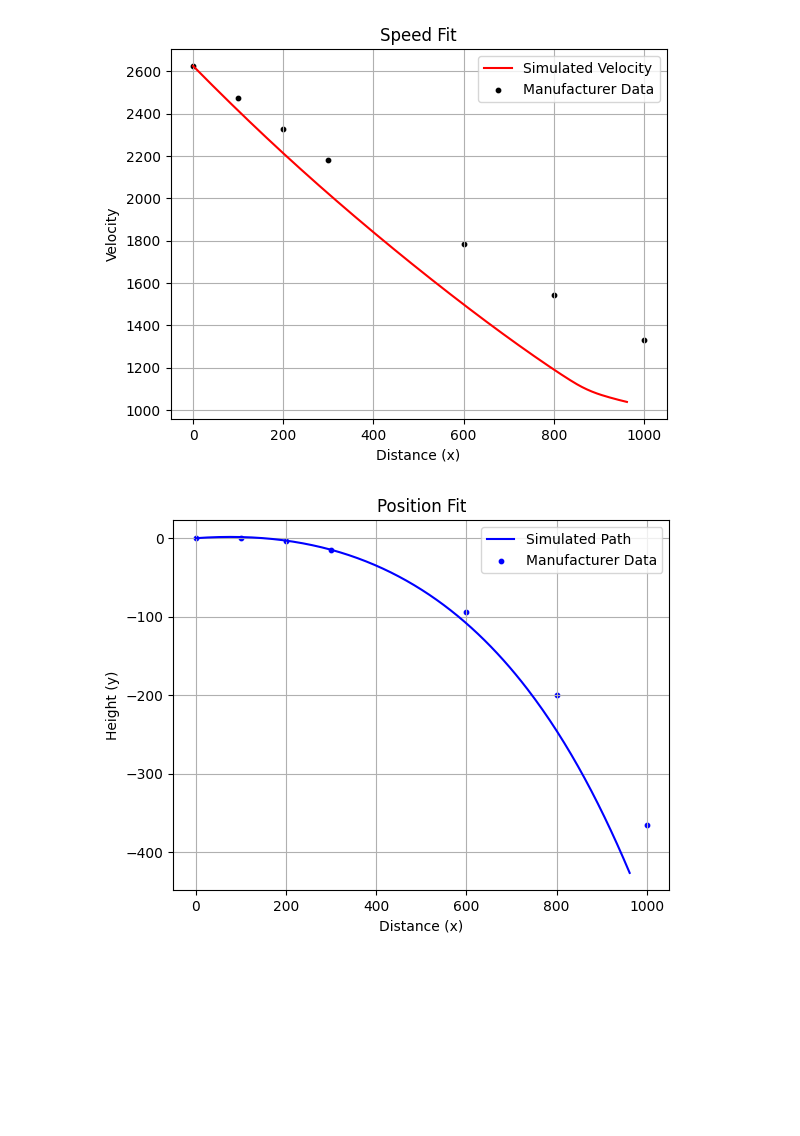
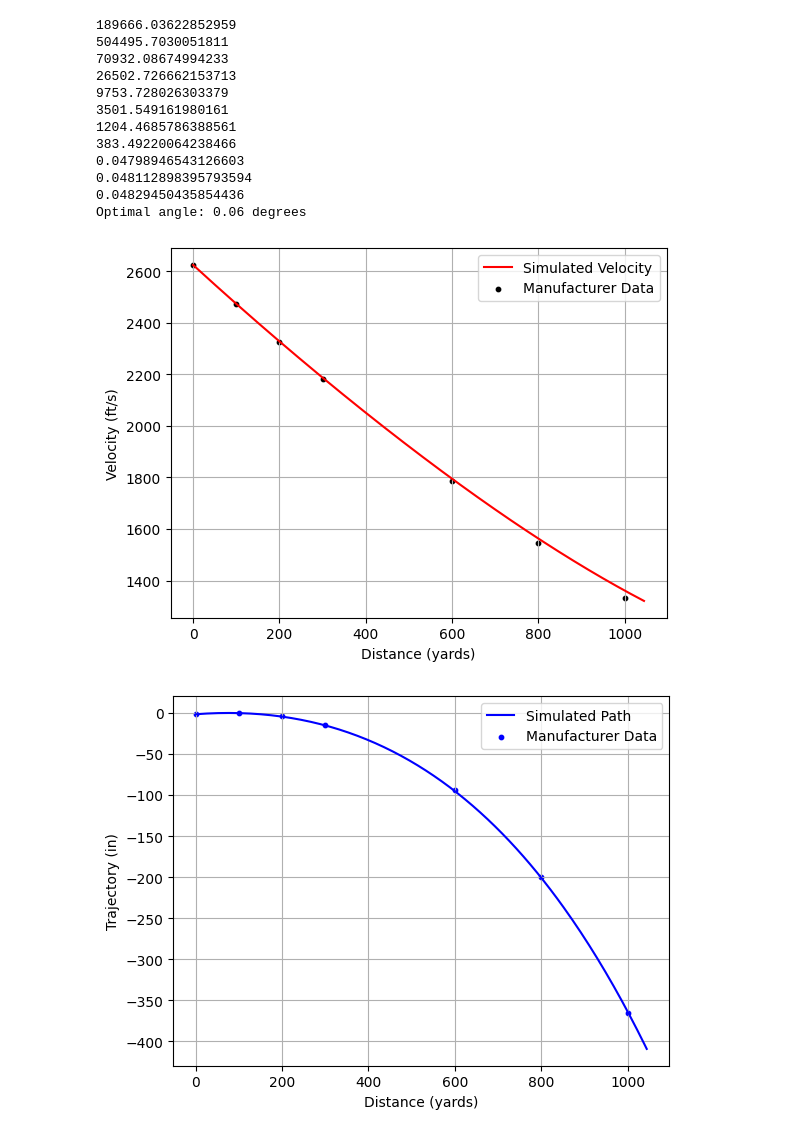
Before and after one commit to lorn-jaeger/CSCI-477, a Jupyter notebook: Problems/temp.ipynb, the cells around one changed output. Cells and saved outputs as stored; diff of their text form; code cells hidden in the pictures; blank space fills up the shorter version.

```diff
--- a/Problems/temp.ipynb
+++ b/Problems/temp.ipynb
@@ -136,14 +412,36 @@ b.plot_position()
 # %%
 man_x = np.array([0, 100, 200, 300, 600, 800, 1000])
 man_v = np.array([2625, 2473, 2325, 2183, 1786, 1545, 1332])
-man_y = np.array([0, 0, -4, -15, -94, -200, -365])
+man_y = np.array([-1.6, 0, -4, -15, -94, -200, -365])
 
-b = BallisticModel(reference=G7, man_x=man_x, man_v=man_v, man_y=man_y)
+manufacturer_data = (
+    np.array([0, 100, 200, 300, 600, 800, 1000]),
+    np.array([2625, 2473, 2325, 2183, 1786, 1545, 1332]),
+    np.array([-1.6, 0, -4, -15, -94, -200, -365]),
+)
 
-b.solve_trajectory(tf=1.8)
+position = (0, -1.6 / 12)
+velocity = (2625, 0)
+b = BallisticModel(bc=0.576, position=position, velocity=velocity, manufacturer_data=manufacturer_data, reference=G1)
+
+b.optimize()
+b.solve_trajectory()
 
 b.plot_velocity()
 b.plot_position()
+b.print_errors()
 # %% [output]
+189666.03622852959
+504495.7030051811
+70932.08674994233
+26502.726662153713
+9753.728026303379
+3501.549161980161
+1204.4685786388561
+383.49220064238466
+0.04798946543126603
+0.048112898395793594
+0.04829450435854436
+Optimal angle: 0.06 degrees
-[figure, old version]
+[figure, new version]
-[figure, old version]
+[figure, new version]
```
Also changed, not shown: parts of 7 cells of this notebook, 1 other file.
